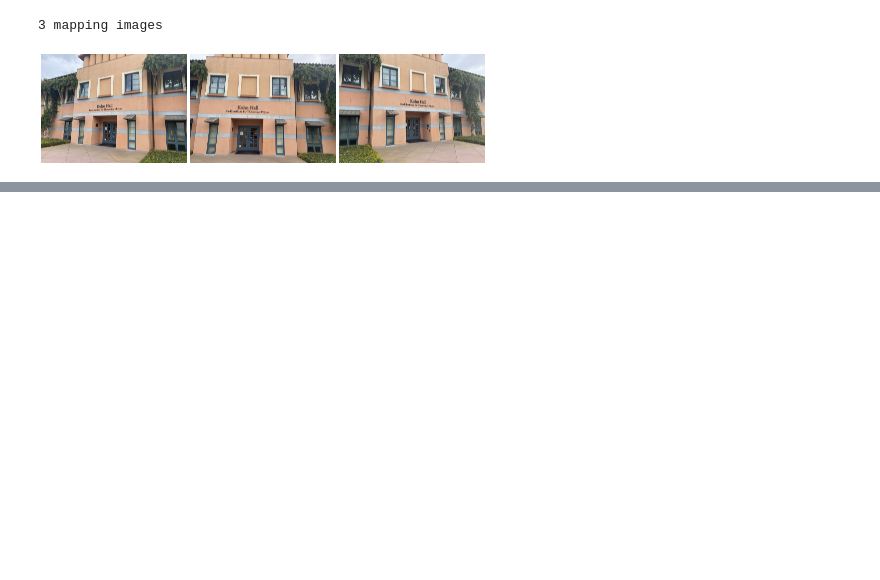
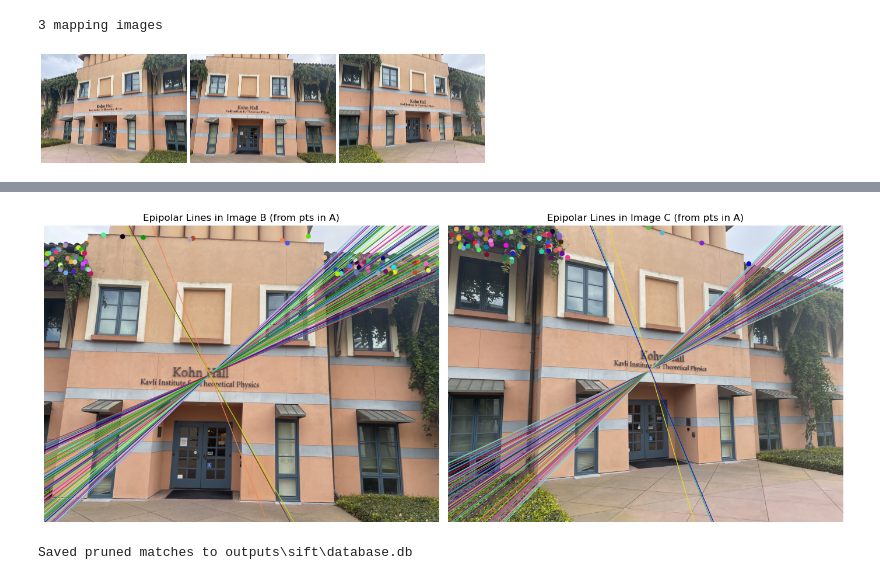
Before and after one commit to Wayne0758/Computer-Vision, a Jupyter notebook: milestone2/m2.ipynb, the cells around one changed output, grey strips where cells are left out. Cells and saved outputs as stored; diff of their text form; code cells hidden in the pictures; blank space fills up the shorter version.

```diff
--- a/milestone2/m2.ipynb
+++ b/milestone2/m2.ipynb
@@ -174,4 +186,9 @@ print(matched_kpts1[:4], matched_kpts2[:4])
 # %%
-H_12 = m1.compute_homography_dlt_normalized(matched_kpts1, matched_kpts2)
-print(H_12)
+F_12 = m1.compute_fundamental_matrix_normalized(matched12_kpts1, matched12_kpts2)
+F_23 = m1.compute_fundamental_matrix_normalized(matched23_kpts2, matched23_kpts3)
+F_13 = m1.compute_fundamental_matrix_normalized(matched13_kpts1, matched13_kpts3)
+
+print("F_12:\n", F_12)
+print("F_23:\n", F_23)
+print("F_13:\n", F_13)
 # %% [output]
@@ -178,0 +207,14 @@ LinAlgError: Singular matrix
+# %%
+m1.draw_epipolar_lines(img_1, img_2, img_3, kpts1[:100], kpts2[:100], kpts3[:100], F_12, F_13)
+# %% [output]
+[figure, added]
+# %%
+from build_database import build_database
+
+build_database(
+    features_h5_path="outputs/sift/features.h5",
+    matches_h5_path="outputs/sift/matches.h5",
+    output_db_path="outputs/sift/database.db"
+)
+# %% [output]
+Saved pruned matches to outputs\sift\database.db
```
Also changed, not shown: parts of 7 cells of this notebook, 8 other files.
